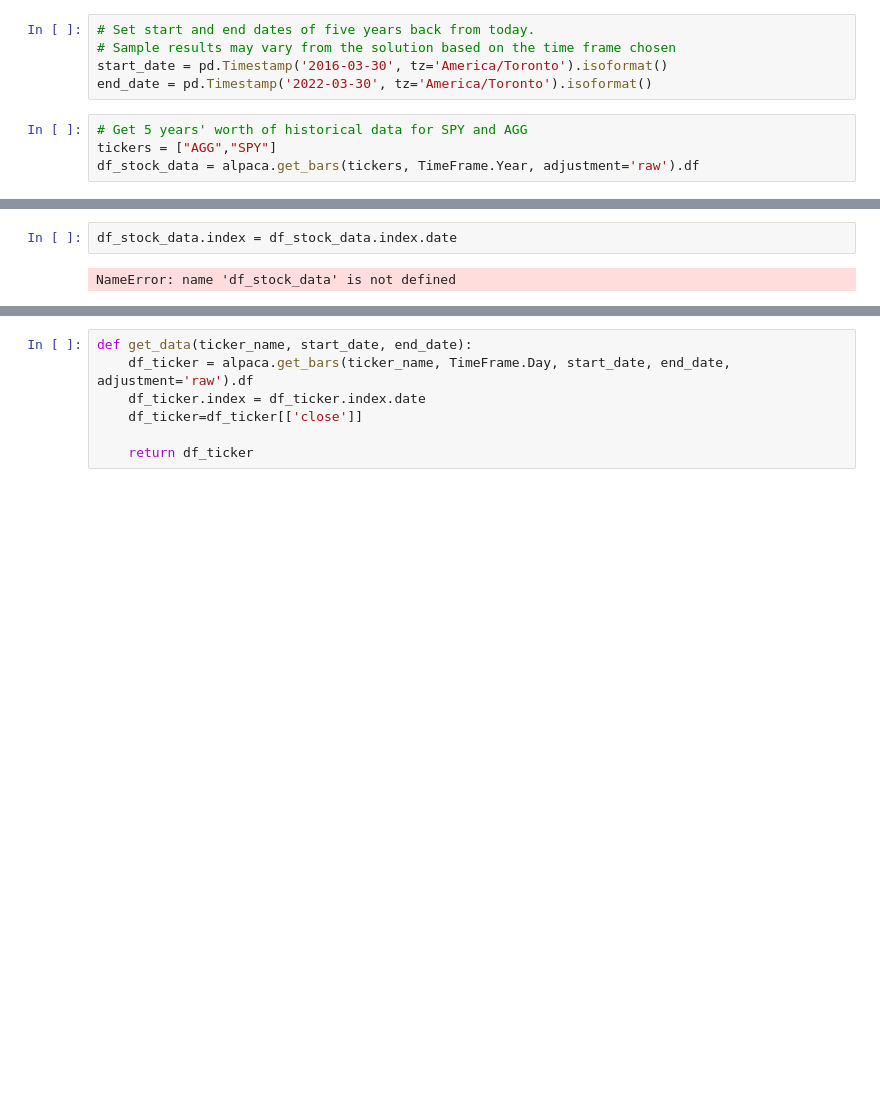
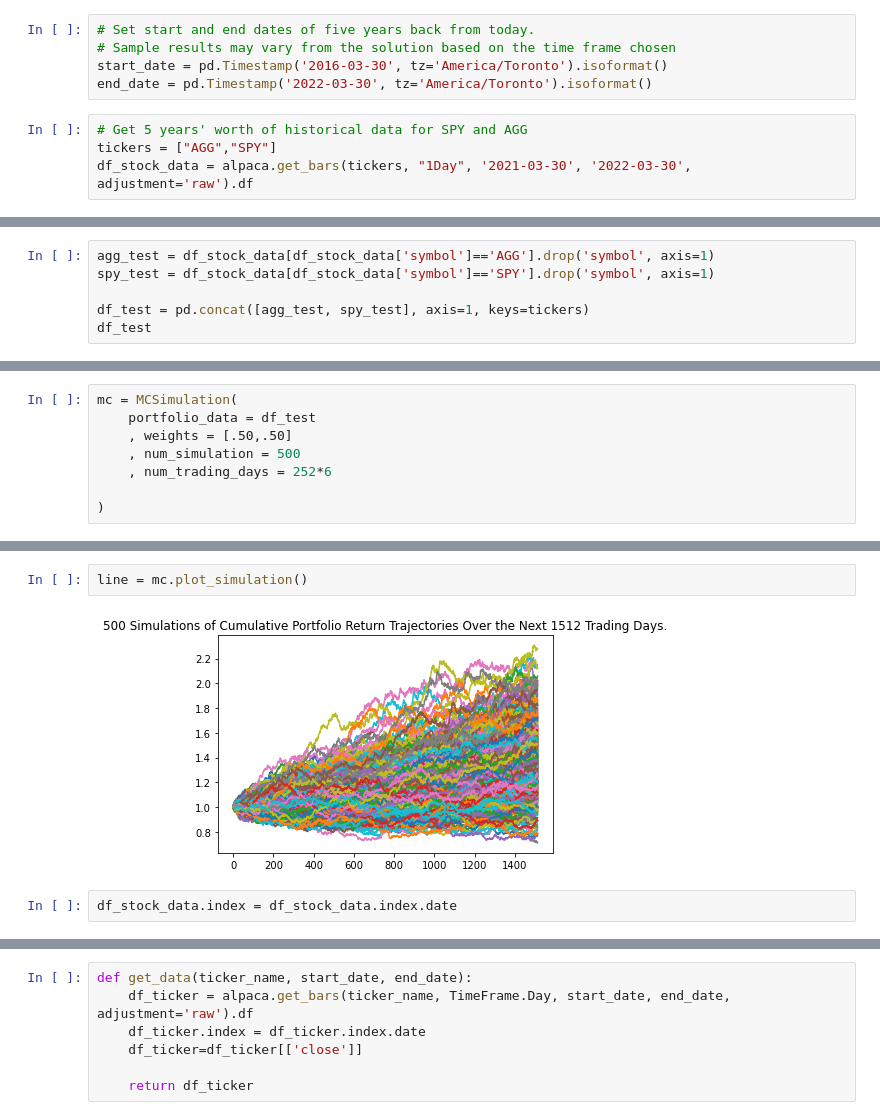
Before and after one commit to EmilianoMendez/Financial_Planning, a Jupyter notebook: financial-planner_2.ipynb, the cells around one changed output, grey strips where cells are left out. Drawn from its saved outputs; the diff is of its cells as text; blank space fills up the shorter version.

```diff
--- a/financial-planner_2.ipynb
+++ b/financial-planner_2.ipynb
@@ -273,4 +268,4 @@ end_date = pd.Timestamp('2022-03-30', tz='America/Toronto').isoformat()
 # %%
 # Get 5 years' worth of historical data for SPY and AGG
 tickers = ["AGG","SPY"]
-df_stock_data = alpaca.get_bars(tickers, TimeFrame.Year, adjustment='raw').df
+df_stock_data = alpaca.get_bars(tickers, "1Day", '2021-03-30', '2022-03-30', adjustment='raw').df
@@ -278,0 +272,6 @@ AttributeError: type object 'TimeFrame' has no attribute 'Year'
+# %%
+agg_test = df_stock_data[df_stock_data['symbol']=='AGG'].drop('symbol', axis=1)
+spy_test = df_stock_data[df_stock_data['symbol']=='SPY'].drop('symbol', axis=1)
+
+df_test = pd.concat([agg_test, spy_test], axis=1, keys=tickers)
+df_test
@@ -278,0 +293,8 @@ AttributeError: type object 'TimeFrame' has no attribute 'Year'
+# %%
+mc = MCSimulation(
+    portfolio_data = df_test
+    , weights = [.50,.50]
+    , num_simulation = 500
+    , num_trading_days = 252*6
+
+)
@@ -279,7 +355,9 @@ AttributeError: type object 'TimeFrame' has no attribute 'Year'
+# %%
+line = mc.plot_simulation()
+# %% [output]
+[figure, added]
 # %%
 df_stock_data.index = df_stock_data.index.date
-# %% [output]
-NameError: name 'df_stock_data' is not defined
 # %%
 df_stock_data.head()
 # %% [output]
```
Also changed, not shown: parts of 32 cells of this notebook.
